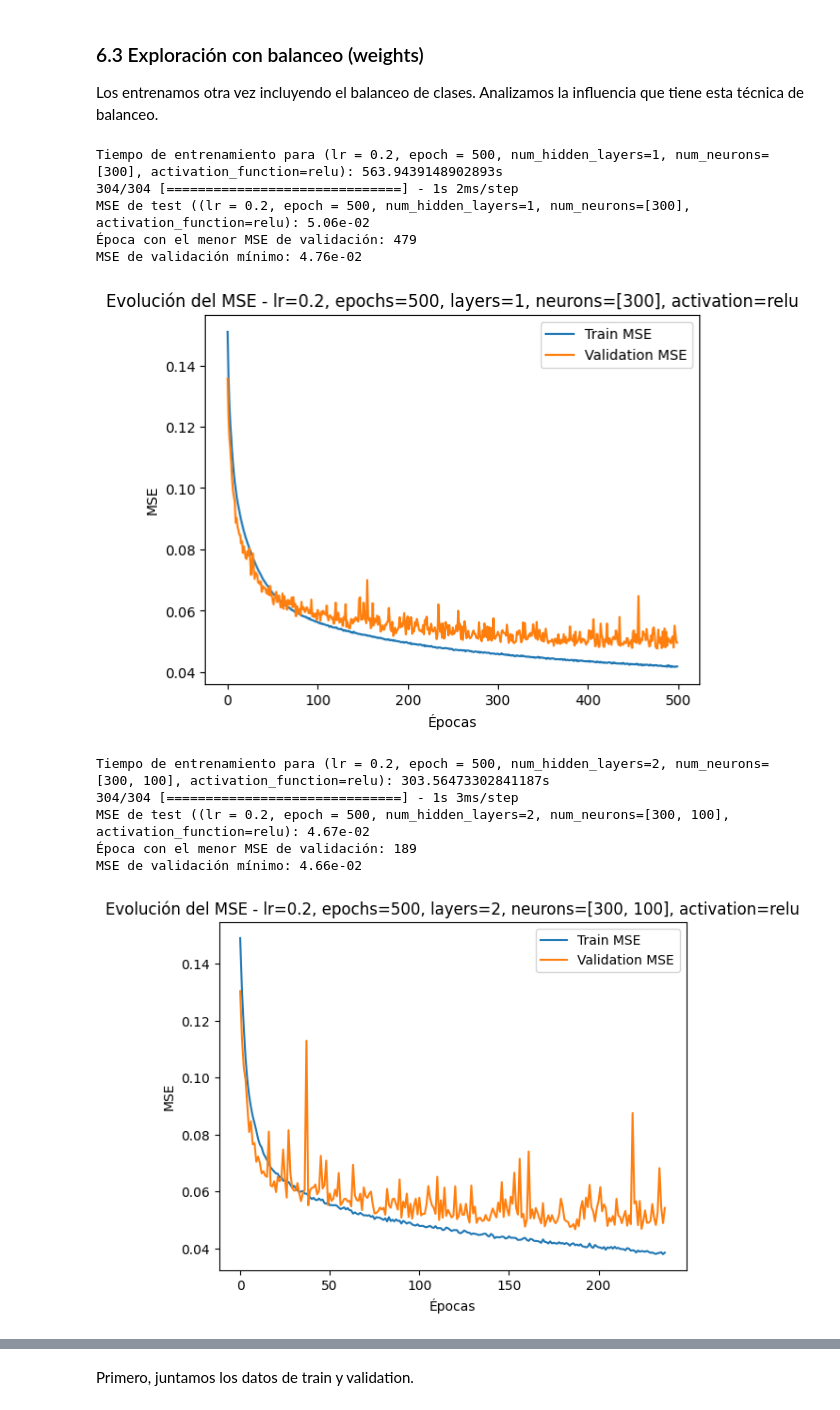
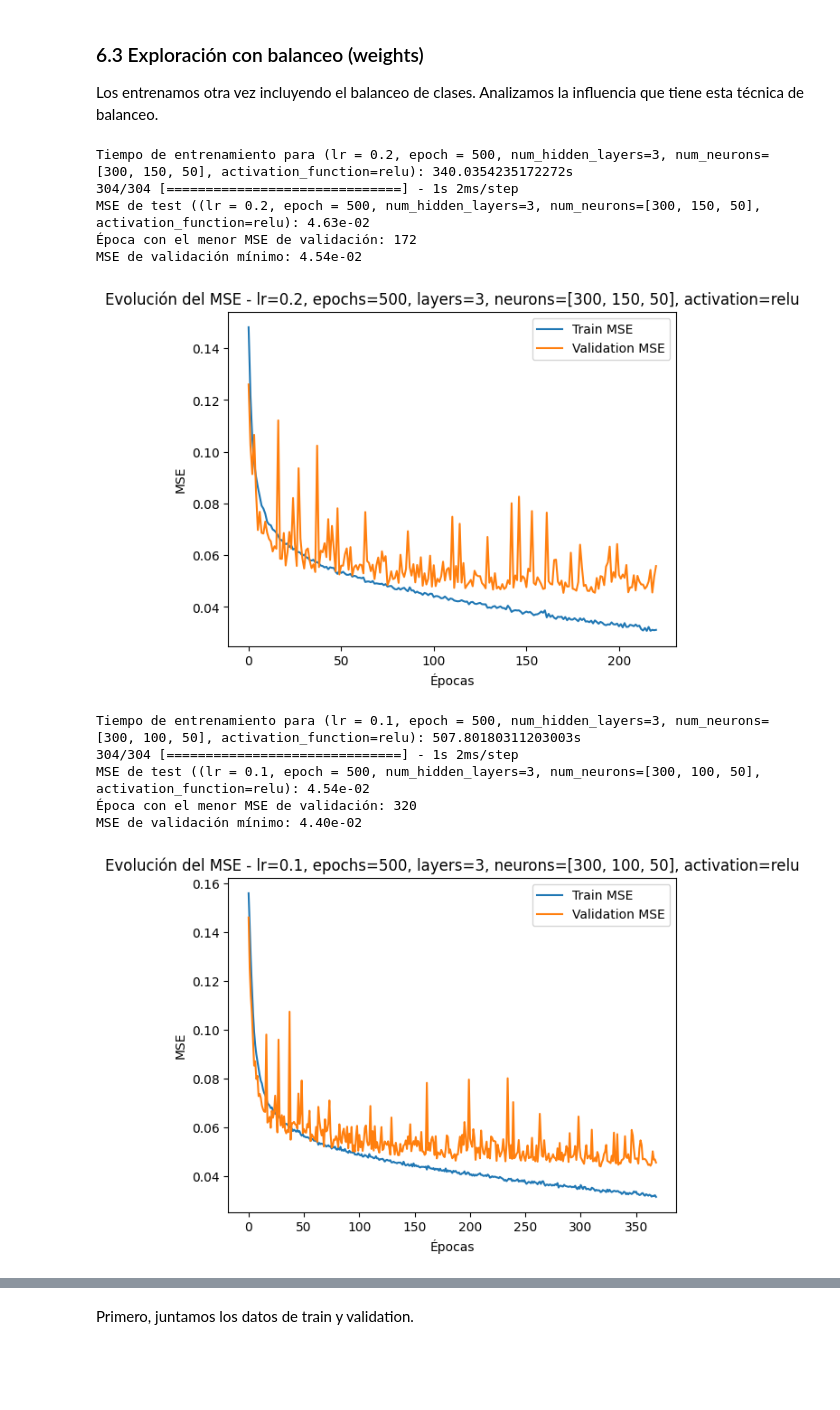
Before and after one commit to pablohd10/P2.1-RRNN, a Jupyter notebook: P2.1_RRNN.ipynb, the cells around one changed output, grey strips where cells are left out. Drawn from its saved outputs; the diff is of its cells as text; code cells hidden in the pictures; blank space fills up the shorter version.

```diff
--- a/P2.1_RRNN.ipynb
+++ b/P2.1_RRNN.ipynb
@@ -474,6 +470,5 @@ Elegimos los 3 modelos con menor error de validacion
 # %%
 def entrenar_y_obtener_metricas_desbalanceado(lr, num_hidden_layers, num_neurons, activation_function, epochs, patience, resultados_df, balance_classes=False):
-
     start_time = time.time()
     # Construimos y entrenamos un modelo con los hiperparámetros actuales
     modelo, historico = build_and_train_mlp(lr, num_hidden_layers, num_neurons, activation_function, epochs, patience=patience, balance_classes=balance_classes)
@@ -503,26 +498,28 @@ def entrenar_y_obtener_metricas_desbalanceado(lr, num_hidden_layers, num_neurons
     # Obtenemos la clase a la que corresponde cada salida (la predicción contiene las probabilidades de pertenecer a cada clase)
     y_pred_classes = np.argmax(prediccion, axis=1)
     y_test_classes = np.argmax(y_test, axis=1)
+
     # Obtenemos las métricas para problemas debsalanceados
     accuracy = accuracy_score(y_test_classes, y_pred_classes)
-    recall = recall_score(y_test_classes, y_pred_classes, average=None) #average=None para que nos saque el valor de para clase
-    precision = precision_score(y_test_classes, y_pred_classes, average=None) #average=None para que nos saque el valor de para clase
+    recall = recall_score(y_test_classes, y_pred_classes, average=None) #average=None para que nos saque el valor para clase
+    precision = precision_score(y_test_classes, y_pred_classes, average=None) #average=None para que nos saque el valor para clase
+    f1 = f1_score(y_test_classes, y_pred_classes, average=None) #average=None para que nos saque el valor para clase
 
     # Agregamos los resultados a DataFrame
     resultados_df = resultados_df.append({
       'LR': lr,
-      'Hidden Layers': num_hidden_layers,
       'Neurons': num_neurons,
       'Activation Function': activation_function,
       'Epochs': epochs,
       'Best Epoch': best_epoch,
-      'Tiempo Entrenamiento': round(tiempo_total, 3),
+      'Tiempo': round(tiempo_total, 3),
       'Train MSE': round(min_mse_train,4),
       'Validation MSE': round(min_mse_val,4),
       'Test MSE': round(mse_test,4),
       'Accuracy': round(accuracy,3),
       'Recall': np.round(recall,3).tolist(),
-      'Precision': np.round(precision,3).tolist()
+      'Precision': np.round(precision,3).tolist(),
+      'F1_score': np.round(f1,3).tolist()
     }, ignore_index=True)
 
     # Graficamos la evolución del MSE durante el entrenamiento
@@ -571,25 +566,25 @@ MSE de validación mínimo: 4.40e-02
 Los entrenamos otra vez incluyendo el balanceo de clases. Analizamos la influencia que tiene esta técnica de balanceo.
 # %%
 # Crear un DataFrame vacío para almacenar los resultados
-resultados_df = pd.DataFrame(columns=['LR', 'Hidden Layers', 'Neurons', 'Activation Function', 'Epochs', 'Best Epoch', 'Tiempo Entrenamiento', 'Train MSE', 'Validation MSE', 'Test MSE', 'Accuracy', 'Recall', 'Precision'])
+resultados_df = pd.DataFrame(columns=['LR', 'Neurons', 'Activation Function', 'Epochs', 'Best Epoch', 'Tiempo', 'Train MSE', 'Validation MSE', 'Test MSE', 'Accuracy', 'Recall', 'Precision', 'F1_score'])
 
 
-resultados_df = entrenar_y_obtener_metricas_desbalanceado(lr=0.2, num_hidden_layers=1, num_neurons=[300], activation_function='relu', epochs=500, patience=50, balance_classes = True, resultados_df=resultados_df)
-resultados_df = entrenar_y_obtener_metricas_desbalanceado(lr=0.2, num_hidden_layers=2, num_neurons=[300,100], activation_function='relu', epochs=500, patience=50, balance_classes = True, resultados_df=resultados_df)
-resultados_df = entrenar_y_obtener_metricas_desbalanceado(lr=0.1, num_hidden_layers=3, num_neurons=[300,150,50], activation_function='relu', epochs=500, patience=50, balance_classes = True, resultados_df=resultados_df)
+resultados_df = entrenar_y_obtener_metricas_desbalanceado(lr=0.2, num_hidden_layers=3, num_neurons=[300,150,50], activation_function='relu', epochs=500, patience=50, balance_classes = True, resultados_df=resultados_df)
+resultados_df = entrenar_y_obtener_metricas_desbalanceado(lr=0.1, num_hidden_layers=3, num_neurons=[300,100,50], activation_function='relu', epochs=500, patience=50, balance_classes = True, resultados_df=resultados_df)
+resultados_df = entrenar_y_obtener_metricas_desbalanceado(lr=0.05, num_hidden_layers=3, num_neurons=[300,150,50], activation_function='relu', epochs=500, patience=50, balance_classes = True, resultados_df=resultados_df)
 
 
-resultados_df.to_csv('RESULTADOS_mejores_modelos_balanceo.csv', index=False)
+resultados_df.to_csv('RESULTADOS_balanceo_mejores_modelos.csv', index=False)
 # %% [output]
-Tiempo de entrenamiento para (lr = 0.2, epoch = 500, num_hidden_layers=1, num_neurons=[300], activation_function=relu): 563.9439148902893s
+Tiempo de entrenamiento para (lr = 0.2, epoch = 500, num_hidden_layers=3, num_neurons=[300, 150, 50], activation_function=relu): 340.0354235172272s
 304/304 [==============================] - 1s 2ms/step
-MSE de test ((lr = 0.2, epoch = 500, num_hidden_layers=1, num_neurons=[300], activation_function=relu): 5.06e-02
-Época con el menor MSE de validación: 479
-MSE de validación mínimo: 4.76e-02
+MSE de test ((lr = 0.2, epoch = 500, num_hidden_layers=3, num_neurons=[300, 150, 50], activation_function=relu): 4.63e-02
+Época con el menor MSE de validación: 172
+MSE de validación mínimo: 4.54e-02
-[figure, old version]
+[figure, new version]
-Tiempo de entrenamiento para (lr = 0.2, epoch = 500, num_hidden_layers=2, num_neurons=[300, 100], activation_function=relu): 303.56473302841187s
-304/304 [==============================] - 1s 3ms/step
-MSE de test ((lr = 0.2, epoch = 500, num_hidden_layers=2, num_neurons=[300, 100], activation_function=relu): 4.67e-02
-Época con el menor MSE de validación: 189
-MSE de validación mínimo: 4.66e-02
+Tiempo de entrenamiento para (lr = 0.1, epoch = 500, num_hidden_layers=3, num_neurons=[300, 100, 50], activation_function=relu): 507.80180311203003s
+304/304 [==============================] - 1s 2ms/step
+MSE de test ((lr = 0.1, epoch = 500, num_hidden_layers=3, num_neurons=[300, 100, 50], activation_function=relu): 4.54e-02
+Época con el menor MSE de validación: 320
+MSE de validación mínimo: 4.40e-02
-[figure, old version]
+[figure, new version]
```
Also changed, not shown: parts of 19 cells of this notebook.
